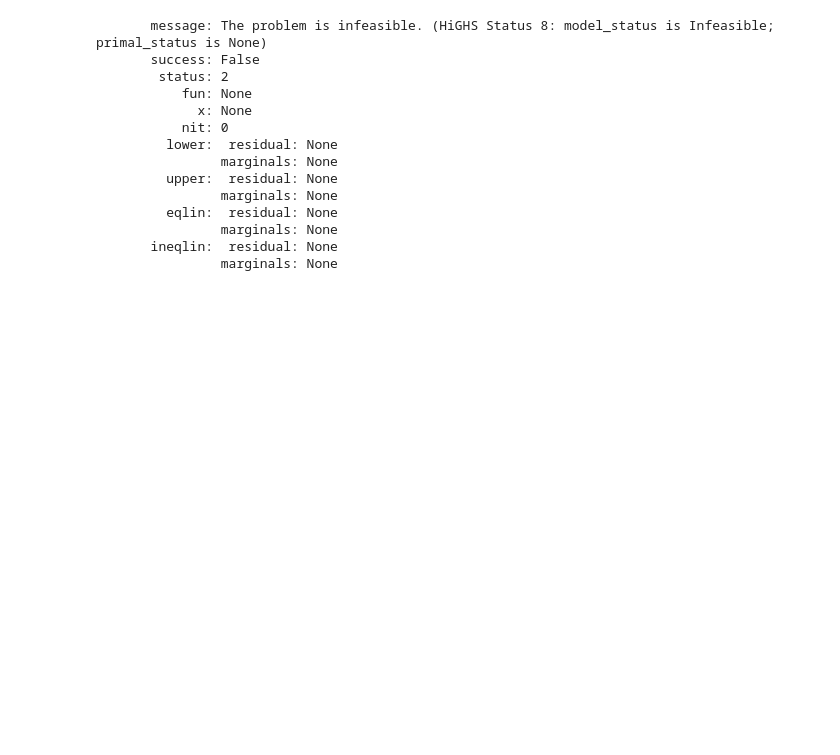
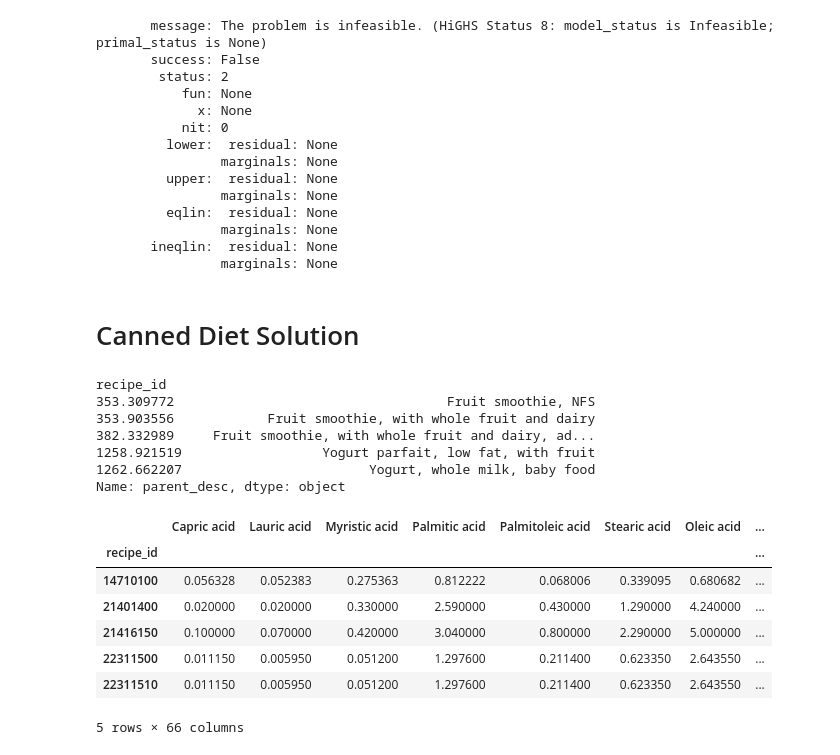
Before and after one commit to panda41983/Project2_EEP153, a Jupyter notebook: Project2.ipynb, the cells around one changed output. Saved outputs shown, nothing was run; the diff lists cells and outputs as text; code cells hidden in the pictures; blank space fills up the shorter version.

Commit message:
added canned solution

```diff
--- a/Project2.ipynb
+++ b/Project2.ipynb
@@ -511,3 +498,49 @@ result
                 marginals: None
        ineqlin:  residual: None
                 marginals: None
+# %% [markdown]
+# Canned Diet Solution
+# %%
+can_recipes = pd.read_csv("Wilbur Atwater min_cost_data - canned_recipes.csv")
+# from fndds diet problem: normalize weights to percentage terms.
+can_recipes["ingred_wt"] = pd.to_numeric(can_recipes["ingred_wt"], errors="coerce")
+
+can_recipes['ingred_wt'] = can_recipes['ingred_wt']/can_recipes.groupby(['parent_foodcode'])['ingred_wt'].transform("sum")
+
+# we're going to extend the recipes data frame to include the nutrient profiles of its ingredients (in 100g)
+can_recipes["ingred_code"] = can_recipes["ingred_code"].astype(str)
+nutrition["ingred_code"] = nutrition["ingred_code"].astype(str)
+can_df = can_recipes.merge(nutrition, how="left", on="ingred_code")
+
+# multiply all nutrients per 100g of an ingredient by the weight of that ingredient in a recipe.
+numeric_cols = list(can_df.select_dtypes(include=["number"]).columns)
+numeric_cols.remove("ingred_wt")
+can_df[numeric_cols] = can_df[numeric_cols].mul(can_df["ingred_wt"], axis=0)
+
+# sum nutrients of food codes (over the multiple ingredients)
+# python tip: one can merge dictionaries dict1 dict2 using **, that is: dict_merge = {**dict1, **dict2}.
+#The ** effectively "unpacks" the key value pairs in each dictionary
+can_df = can_df.groupby('parent_foodcode').agg({**{col: "sum" for col in numeric_cols},
+                                        "parent_desc": "first"})
+
+can_df.index.name = "recipe_id"
+
+food_names_can = can_df["parent_desc"]
+print(food_names.head())
+can_df.head()
+# %% [output]
+recipe_id
+353.309772                                   Fruit smoothie, NFS
+353.903556            Fruit smoothie, with whole fruit and dairy
+382.332989     Fruit smoothie, with whole fruit and dairy, ad...
+1258.921519                  Yogurt parfait, low fat, with fruit
+1262.662207                        Yogurt, whole milk, baby food
+Name: parent_desc, dtype: object
+|  | Capric acid | Lauric acid | Myristic acid | Palmitic acid | Palmitoleic acid | Stearic acid | Oleic acid | ... |
+| recipe_id |  |  |  |  |  |  |  | ... |
+| 14710100 | 0.056328 | 0.052383 | 0.275363 | 0.812222 | 0.068006 | 0.339095 | 0.680682 | ... |
+| 21401400 | 0.020000 | 0.020000 | 0.330000 | 2.590000 | 0.430000 | 1.290000 | 4.240000 | ... |
+| 21416150 | 0.100000 | 0.070000 | 0.420000 | 3.040000 | 0.800000 | 2.290000 | 5.000000 | ... |
+| 22311500 | 0.011150 | 0.005950 | 0.051200 | 1.297600 | 0.211400 | 0.623350 | 2.643550 | ... |
+| 22311510 | 0.011150 | 0.005950 | 0.051200 | 1.297600 | 0.211400 | 0.623350 | 2.643550 | ... |
+5 rows × 66 columns
```
Also changed, not shown: parts of 9 cells of this notebook.
